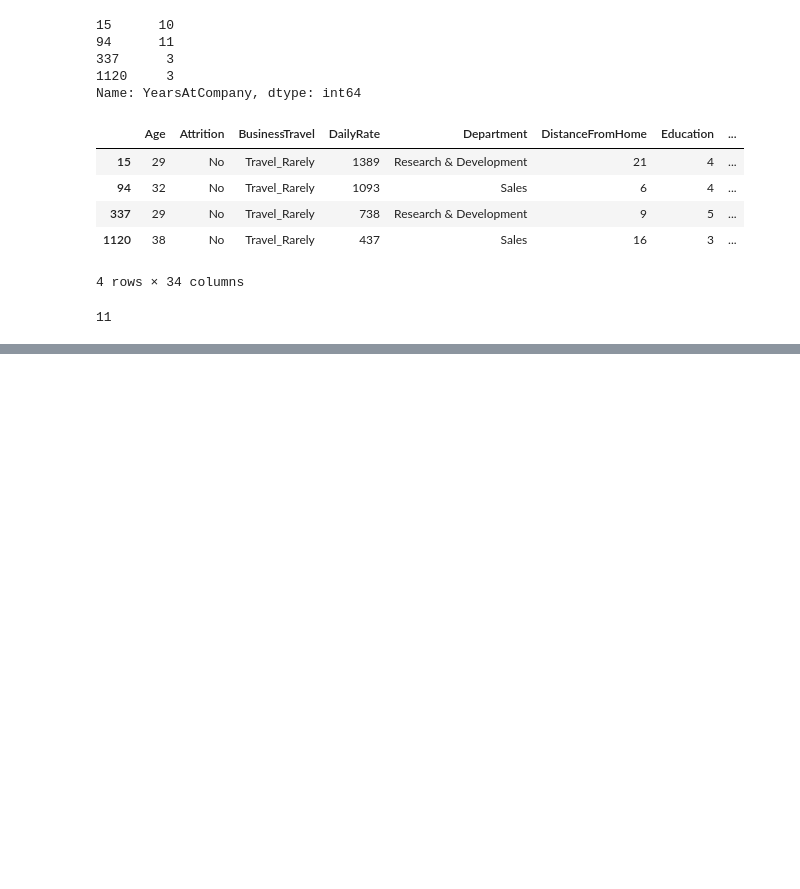
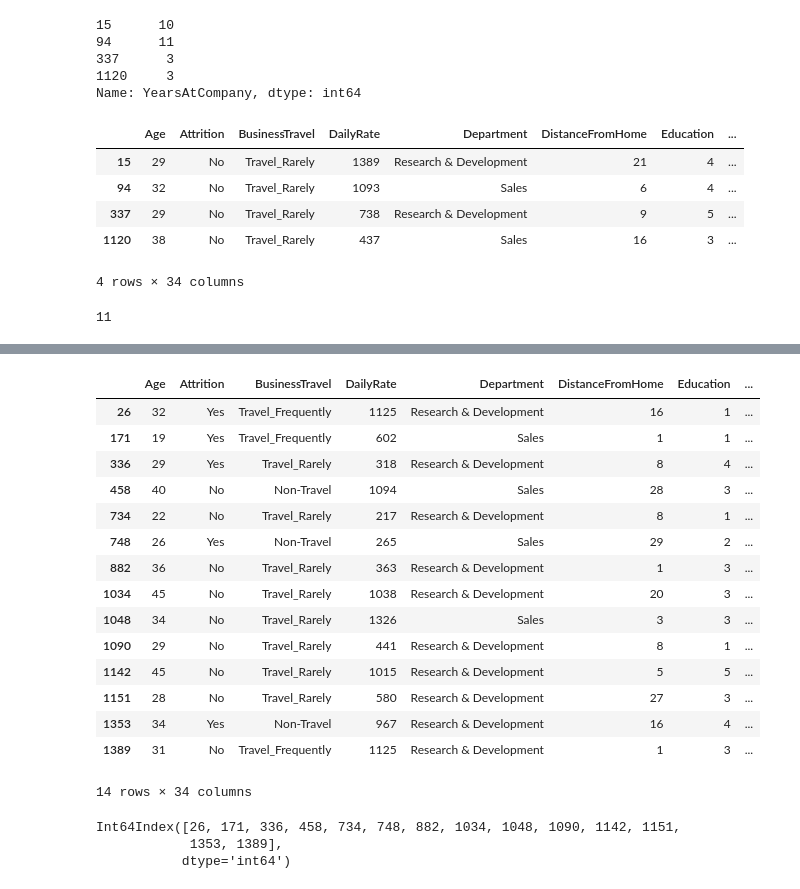
Before and after one commit to sdk1728/python_libraries, a Jupyter notebook: Pandas_library.ipynb, the cells around one changed output, grey strips where cells are left out. Saved outputs shown, nothing was run; the diff lists cells and outputs as text; code cells hidden in the pictures; blank space fills up the shorter version.

```diff
--- a/Pandas_library.ipynb
+++ b/Pandas_library.ipynb
@@ -286,0 +438,3 @@ data.loc[94,'YearsAtCompany']
+# %%
+data2=pd.read_csv('WA_Fn-UseC_-HR-Employee-Attrition.csv')
+data.JobSatisfaction=data2.JobSatisfaction
@@ -286,0 +445,3 @@ data.loc[94,'YearsAtCompany']
+# %%
+data.JobSatisfaction=data['JobSatisfaction'].map(job_satisfaction)
+data.JobSatisfaction
@@ -286,0 +501,3 @@ data.loc[94,'YearsAtCompany']
+# %%
+data['JobInvolvement']=data['JobInvolvement'].map(job_satisfaction)
+data.JobInvolvement
@@ -286,0 +517,25 @@ data.loc[94,'YearsAtCompany']
+# %%
+data.loc[(data['JobSatisfaction']=='LOW') & (data['JobInvolvement']=='LOW')]
+# %% [output]
+|  | Age | Attrition | BusinessTravel | DailyRate | Department | DistanceFromHome | Education | ... |
+| 26 | 32 | Yes | Travel_Frequently | 1125 | Research & Development | 16 | 1 | ... |
+| 171 | 19 | Yes | Travel_Frequently | 602 | Sales | 1 | 1 | ... |
+| 336 | 29 | Yes | Travel_Rarely | 318 | Research & Development | 8 | 4 | ... |
+| 458 | 40 | No | Non-Travel | 1094 | Sales | 28 | 3 | ... |
+| 734 | 22 | No | Travel_Rarely | 217 | Research & Development | 8 | 1 | ... |
+| 748 | 26 | Yes | Non-Travel | 265 | Sales | 29 | 2 | ... |
+| 882 | 36 | No | Travel_Rarely | 363 | Research & Development | 1 | 3 | ... |
+| 1034 | 45 | No | Travel_Rarely | 1038 | Research & Development | 20 | 3 | ... |
+| 1048 | 34 | No | Travel_Rarely | 1326 | Sales | 3 | 3 | ... |
+| 1090 | 29 | No | Travel_Rarely | 441 | Research & Development | 8 | 1 | ... |
+| 1142 | 45 | No | Travel_Rarely | 1015 | Research & Development | 5 | 5 | ... |
+| 1151 | 28 | No | Travel_Rarely | 580 | Research & Development | 27 | 3 | ... |
+| 1353 | 34 | Yes | Non-Travel | 967 | Research & Development | 16 | 4 | ... |
+| 1389 | 31 | No | Travel_Frequently | 1125 | Research & Development | 1 | 3 | ... |
+14 rows × 34 columns
+# %%
+data.loc[(data['JobSatisfaction']=='LOW') & (data['JobInvolvement']=='LOW')].index
+# %% [output]
+Int64Index([26, 171, 336, 458, 734, 748, 882, 1034, 1048, 1090, 1142, 1151,
+            1353, 1389],
+           dtype='int64')
```
Also changed, not shown: parts of 50 cells of this notebook.
